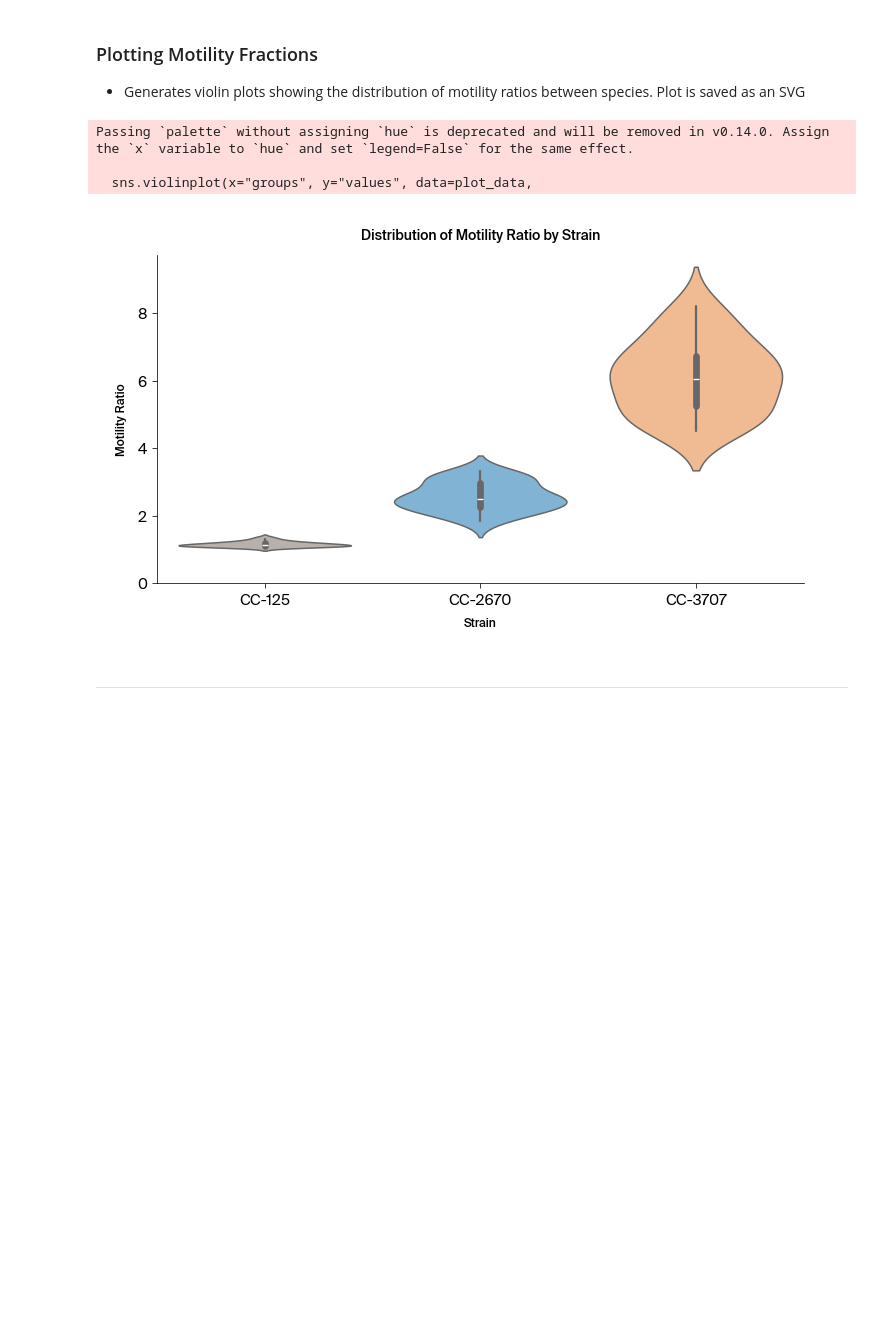
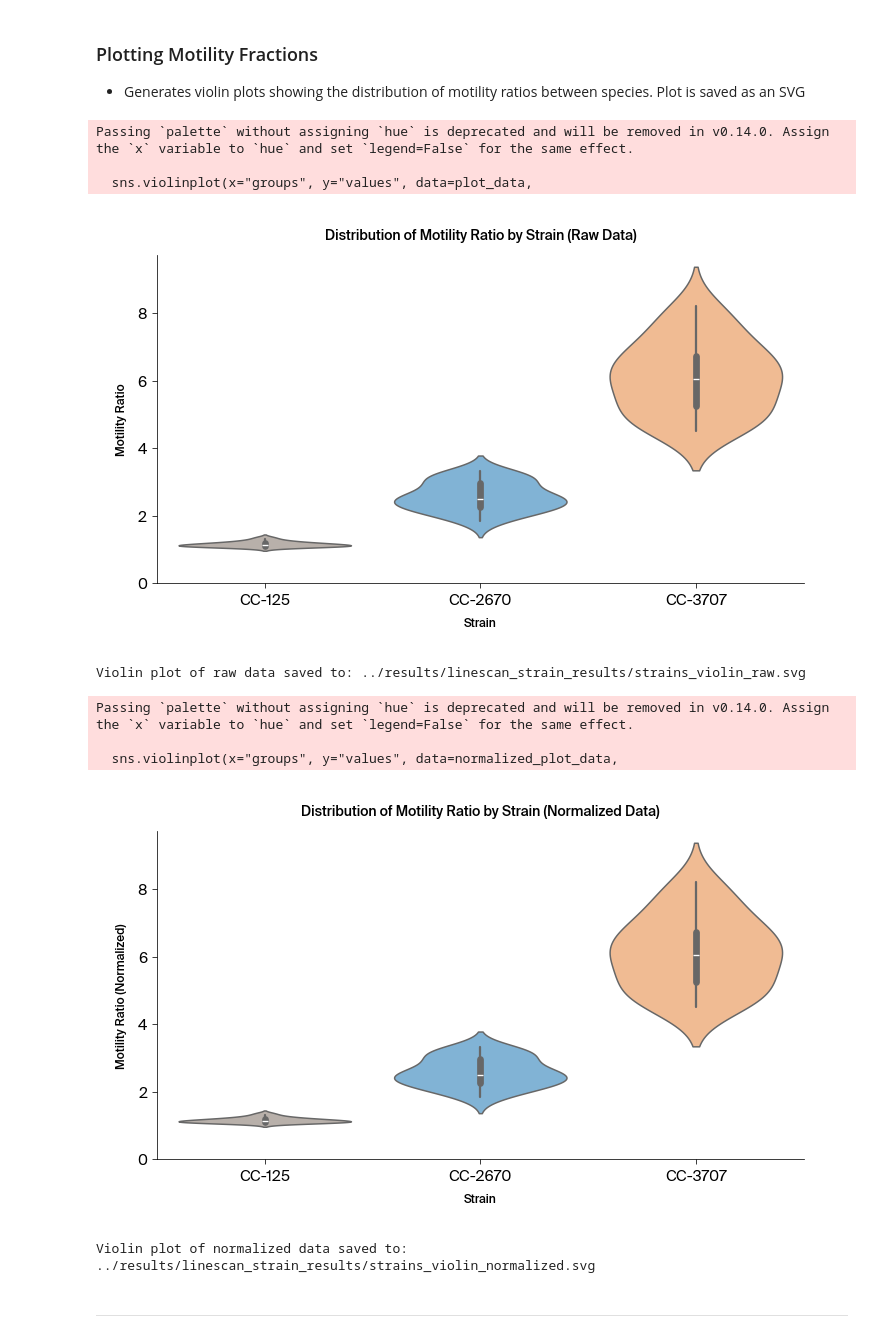
Before and after one commit to Arcadia-Science/2024-chlamy-mutant-motility-pub, a Jupyter notebook: notebooks/1_vbottom-motility-linescan.ipynb, the cells around one changed output. Cells and saved outputs as stored; diff of their text form; code cells hidden in the pictures; blank space fills up the shorter version.

Commit message:
UPdated to have normalization step of data in fig 2

```diff
--- a/notebooks/1_vbottom-motility-linescan.ipynb
+++ b/notebooks/1_vbottom-motility-linescan.ipynb
@@ -152,0 +157,14 @@ line_scans_df.to_csv(csv_path, index=False)
+# %%
+# Calculate the average intensity for each scan
+average_intensities = [np.mean(scan) for scan in line_scans]
+
+# Normalize the line scans based on the average intensity of each scan
+normalized_line_scans = [scan / avg_intensity for scan, avg_intensity in zip(line_scans, average_intensities)]
+
+# Convert the normalized line scan results to a DataFrame and export as a new CSV
+normalized_line_scans_df = pd.DataFrame(normalized_line_scans).T
+normalized_line_scans_df.columns = well_labels
+normalized_csv_path = "../results/linescan_strain_results/normalized_line_scans.csv"
+normalized_line_scans_df.to_csv(normalized_csv_path, index=False)
+
+print(f"Normalized line scans saved to: {normalized_csv_path}")
@@ -369,49 +430,54 @@ Overlayed plot saved as SVG to: ../results/linescan_strain_results/overlayed_plo
 ### Plotting Motility Fractions
    - Generates violin plots showing the distribution of motility ratios between species. Plot is saved as an SVG
 # %%
-# List of strains
-strains = ["CC-125", "CC-2670", "CC-3707"]
+# Prepare the data for violin plot (raw and normalized)
+data_combined = pd.concat(group_data, axis=0, ignore_index=True)
+normalized_data_combined = pd.concat(normalized_group_data, axis=0, ignore_index=True)
 
-# Collect data for each strain based on Fraction_33_37_Avg_Min
-group_data = []
-for strain in strains:
-    strain_fraction = export_df[export_df["Strain"] == strain]["Fraction_33_37_Avg_Min"]
-    group_data.append(strain_fraction)
+groups = [strain for strain, group in zip(strains, group_data) for _ in range(len(group))]
+normalized_groups = [strain for strain, group in zip(strains, normalized_group_data) for _ in range(len(group))]
 
-# Prepare the data for violin plot
-data_combined = pd.concat(group_data, axis=0, ignore_index=True)
-groups = []
-for i, strain in enumerate(strains):
-    group_size = len(group_data[i])
-    groups.extend([strain] * group_size)
+plot_data = pd.DataFrame({"values": data_combined, "groups": groups})
+normalized_plot_data = pd.DataFrame({"values": normalized_data_combined, "groups": normalized_groups})
 
-# Create a DataFrame for plotting
-plot_data = pd.DataFrame({"values": data_combined, "groups": groups})
-
-# Create the violin plot with inner="box" to show the median, IQR, and whiskers inside the violin
+# Create violin plot for raw data
 plt.figure(figsize=(10, 6))
 sns.violinplot(x="groups", y="values", data=plot_data,
-               palette={"CC-125": "#BAB0A8", "CC-2670": "#73B5E3", "CC-3707": "#FFB984"},
-               inner="box", linewidth=1.5)
-
-# Customize the plot
-plt.title("Distribution of Motility Ratio by Strain", fontsize=14)
+               palette=strain_color_map, inner="box", linewidth=1.5)
+plt.title("Distribution of Motility Ratio by Strain (Raw Data)", fontsize=14)
 plt.xlabel("Strain", fontsize=12)
 plt.ylabel("Motility Ratio", fontsize=12)
-plt.ylim(0, None)  # Ensure the y-axis starts at 0
+plt.ylim(0, None)
 plt.tight_layout()
+raw_violin_path = "../results/linescan_strain_results/strains_violin_raw.svg"
+plt.savefig(raw_violin_path, format="svg")
+plt.show()
+print(f"Violin plot of raw data saved to: {raw_violin_path}")
 
-# Save the plot as an SVG file
-output_file_path = "../results/linescan_strain_results/strains_violin.svg"  # Specify the path and file name
-plt.savefig(output_file_path, format="svg")
-
-# Show the violin plot
+# Create violin plot for normalized data
+plt.figure(figsize=(10, 6))
+sns.violinplot(x="groups", y="values", data=normalized_plot_data,
+               palette=strain_color_map, inner="box", linewidth=1.5)
+plt.title("Distribution of Motility Ratio by Strain (Normalized Data)", fontsize=14)
+plt.xlabel("Strain", fontsize=12)
+plt.ylabel("Motility Ratio (Normalized)", fontsize=12)
+plt.ylim(0, None)
+plt.tight_layout()
+normalized_violin_path = "../results/linescan_strain_results/strains_violin_normalized.svg"
+plt.savefig(normalized_violin_path, format="svg")
 plt.show()
+print(f"Violin plot of normalized data saved to: {normalized_violin_path}")
 # %% [output]
 Passing `palette` without assigning `hue` is deprecated and will be removed in v0.14.0. Assign the `x` variable to `hue` and set `legend=False` for the same effect.
 
   sns.violinplot(x="groups", y="values", data=plot_data,
-[figure, old version]
+[figure, new version]
+Violin plot of raw data saved to: ../results/linescan_strain_results/strains_violin_raw.svg
+Passing `palette` without assigning `hue` is deprecated and will be removed in v0.14.0. Assign the `x` variable to `hue` and set `legend=False` for the same effect.
+
+  sns.violinplot(x="groups", y="values", data=normalized_plot_data,
+[figure, added]
+Violin plot of normalized data saved to: ../results/linescan_strain_results/strains_violin_normalized.svg
 # %% [markdown]
 ---
 # %% [markdown]
```
Also changed, not shown: parts of 7 cells of this notebook.
